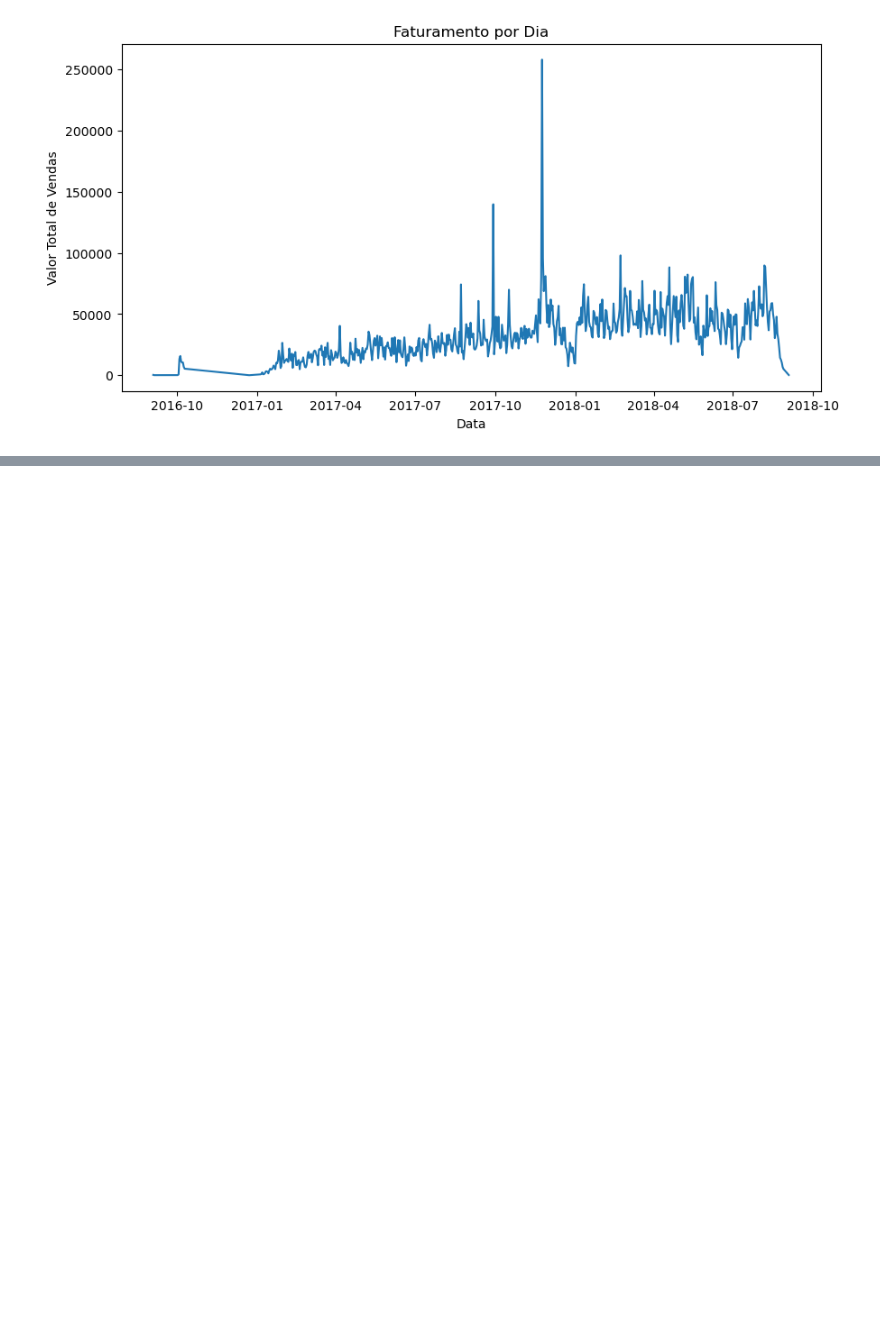
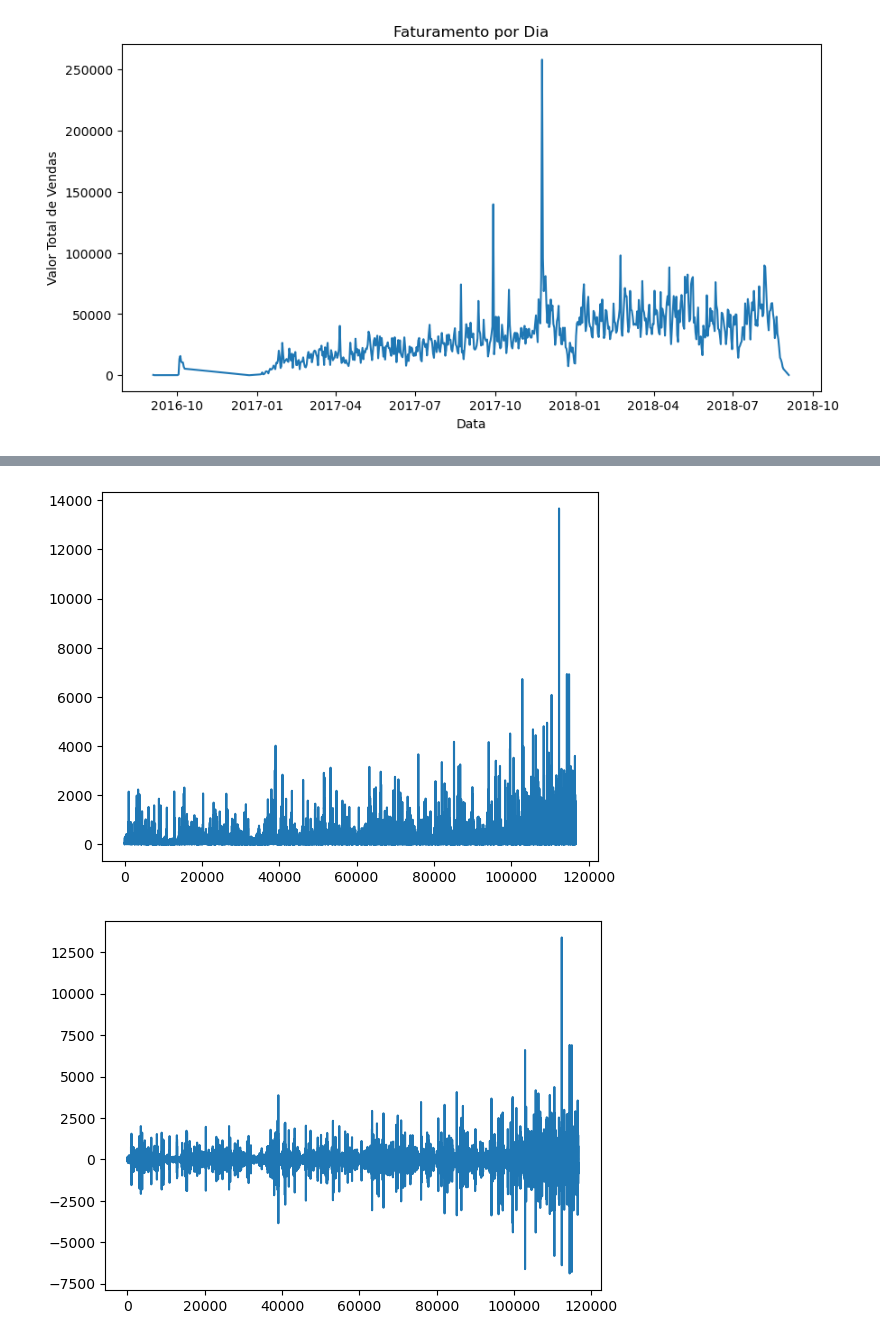
Before and after one commit to caiomiazzi/E_commerce_Olist_EDA, a Jupyter notebook: O_list_EDA.ipynb, the cells around one changed output, grey strips where cells are left out. Cells and saved outputs as stored; diff of their text form; code cells hidden in the pictures; blank space fills up the shorter version.

```diff
--- a/O_list_EDA.ipynb
+++ b/O_list_EDA.ipynb
@@ -936,0 +1085,11 @@ KeyError: 'semana'
+# %%
+# Visualizando a série temporal
+plt.plot(df['valor_pagamento'])
+plt.show()
+
+# Verificando a amplitude da sazonalidade
+df['valor_pagamento'].diff().plot()
+plt.show()
+# %% [output]
+[figure, added]
+[figure, added]
```
Also changed, not shown: parts of 21 cells of this notebook.
